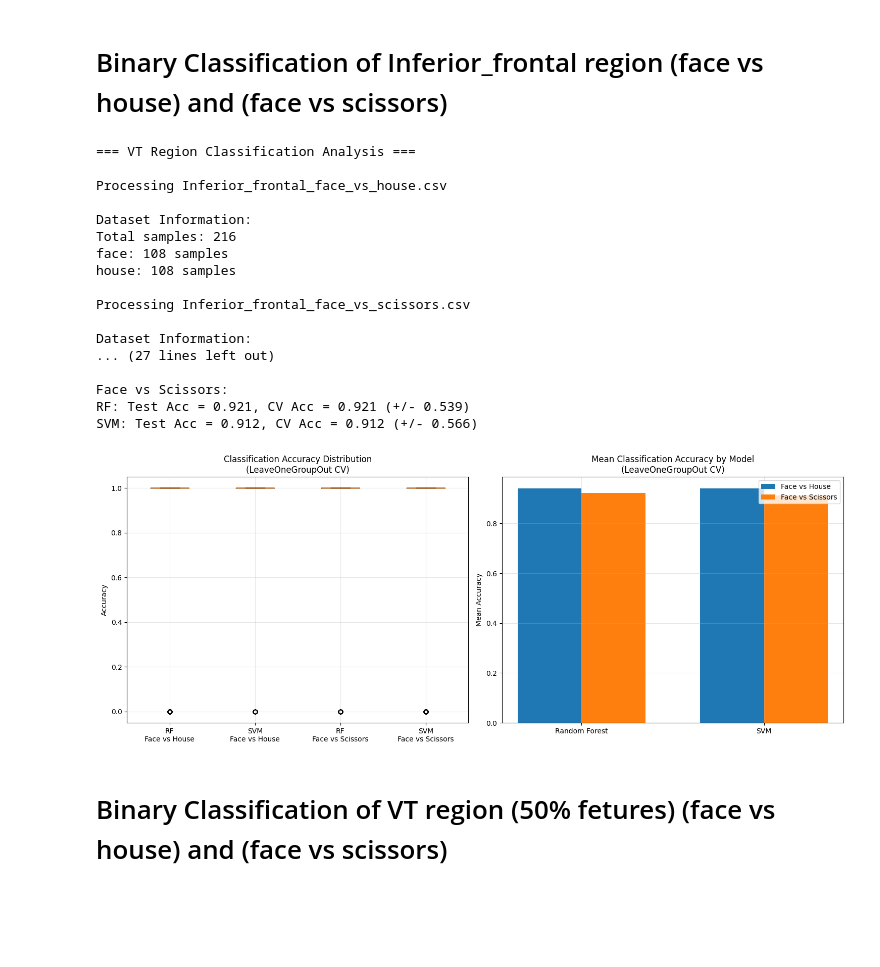
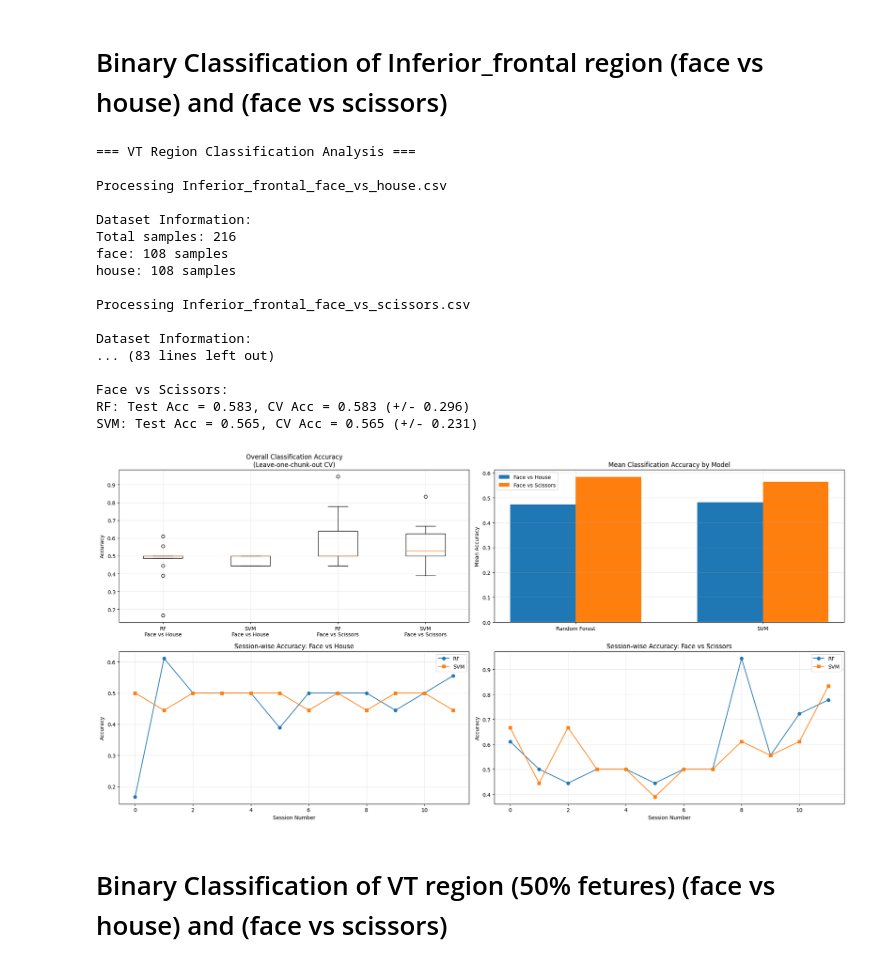
Before and after one commit to shaoncvit/Cog_Science_AI, a Jupyter notebook: assign_1/assign1.ipynb, the cells around one changed output. Saved outputs shown, nothing was run; the diff lists cells and outputs as text; code cells hidden in the pictures; blank space fills up the shorter version.

Commit message:
changed the data preprocessing and trained session wise

```diff
--- a/assign_1/assign1.ipynb
+++ b/assign_1/assign1.ipynb
@@ -301,21 +385,21 @@ def plot_results(vt_face_house_cv, vt_face_scissors_cv):
     plt.show()
 # %%
-def run(data1, data2, mode = "all_features"):
+def run(data1, data2, mode="all_features", region = "vt"):
     print("=== VT Region Classification Analysis ===")
 
     # Load and process data
     print(f"\nProcessing {data1}")
-    X_face_house, y_face_house, groups_face_house = load_and_preprocess(data1, mode)
+    X_face_house, y_face_house, chunks_face_house = load_and_preprocess(data1, mode)
 
     print(f"\nProcessing {data2}")
-    X_face_scissors, y_face_scissors, groups_face_scissors = load_and_preprocess(data2, mode)
+    X_face_scissors, y_face_scissors, chunks_face_scissors = load_and_preprocess(data2, mode)
 
     # Train and evaluate models
-    results_face_house, cv_scores_face_house  = train_and_evaluate_models(
-        X_face_house, y_face_house,groups_face_house, "Face vs House")
+    results_face_house, cv_scores_face_house, chunk_acc_house = train_and_evaluate_models(
+        X_face_house, y_face_house, chunks_face_house, "Face vs House")
 
-    results_face_scissors, cv_scores_face_scissors  = train_and_evaluate_models(
-        X_face_scissors, y_face_scissors,groups_face_scissors ,"Face vs Scissors")
+    results_face_scissors, cv_scores_face_scissors, chunk_acc_scissors = train_and_evaluate_models(
+        X_face_scissors, y_face_scissors, chunks_face_scissors, "Face vs Scissors")
 
     # Summary of results
     print("\n=== Summary of Results ===")
@@ -331,8 +415,9 @@ def run(data1, data2, mode = "all_features"):
         cv_std = np.std(cv_scores_face_scissors[name])
         print(f"{name}: Test Acc = {acc:.3f}, CV Acc = {cv_mean:.3f} (+/- {cv_std*2:.3f})")
 
-    # Create plots
-    plot_results(cv_scores_face_house, cv_scores_face_scissors)
+    # Create and save plots
+    plot_results(cv_scores_face_house, cv_scores_face_scissors,
+                chunk_acc_house, chunk_acc_scissors, region)
 # %% [markdown]
 # Binary Classification of VT region (all fetures) (face vs house) and (face vs scissors)
 # %%
@@ -363,27 +448,27 @@ Dataset Information:
 # %%
 inferior_face_house = "Inferior_frontal_face_vs_house.csv"
 inferior_face_scissors = "Inferior_frontal_face_vs_scissors.csv"
 
-run(inferior_face_house, inferior_face_scissors)
+run(inferior_face_house, inferior_face_scissors, mode = "all_features", region = "inferior_frontal")
 # %% [output]
 === VT Region Classification Analysis ===
 
 Processing Inferior_frontal_face_vs_house.csv
 
 Dataset Information:
 Total samples: 216
 face: 108 samples
 house: 108 samples
 
 Processing Inferior_frontal_face_vs_scissors.csv
 
 Dataset Information:
-... (27 lines left out)
+... (83 lines left out)
 
 Face vs Scissors:
-RF: Test Acc = 0.921, CV Acc = 0.921 (+/- 0.539)
-SVM: Test Acc = 0.912, CV Acc = 0.912 (+/- 0.566)
+RF: Test Acc = 0.583, CV Acc = 0.583 (+/- 0.296)
+SVM: Test Acc = 0.565, CV Acc = 0.565 (+/- 0.231)
-[figure, old version]
+[figure, new version]
 # %% [markdown]
 # Binary Classification of VT region (50% fetures) (face vs house) and (face vs scissors)
 # %%
```
Also changed, not shown: parts of 7 cells of this notebook, 7 other files.
